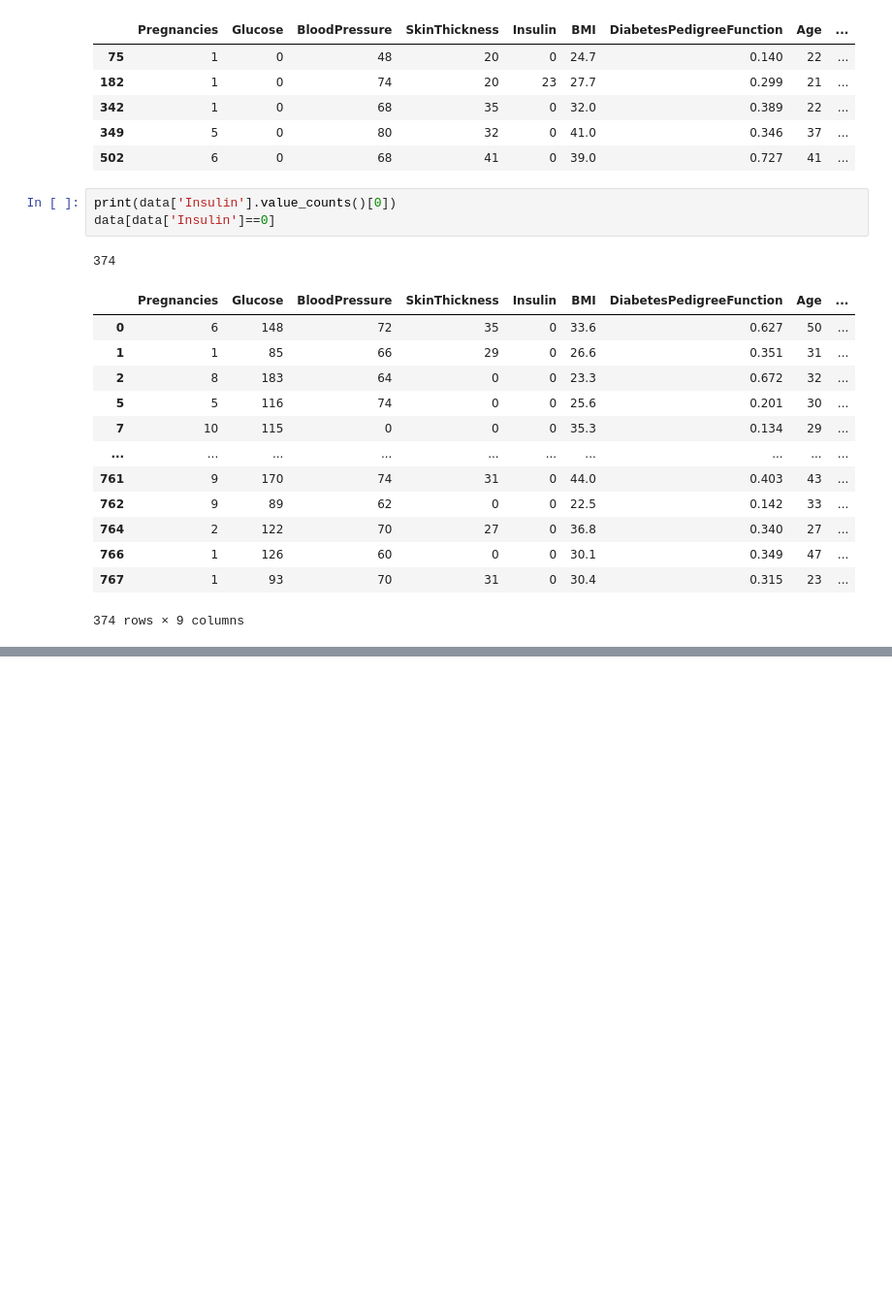
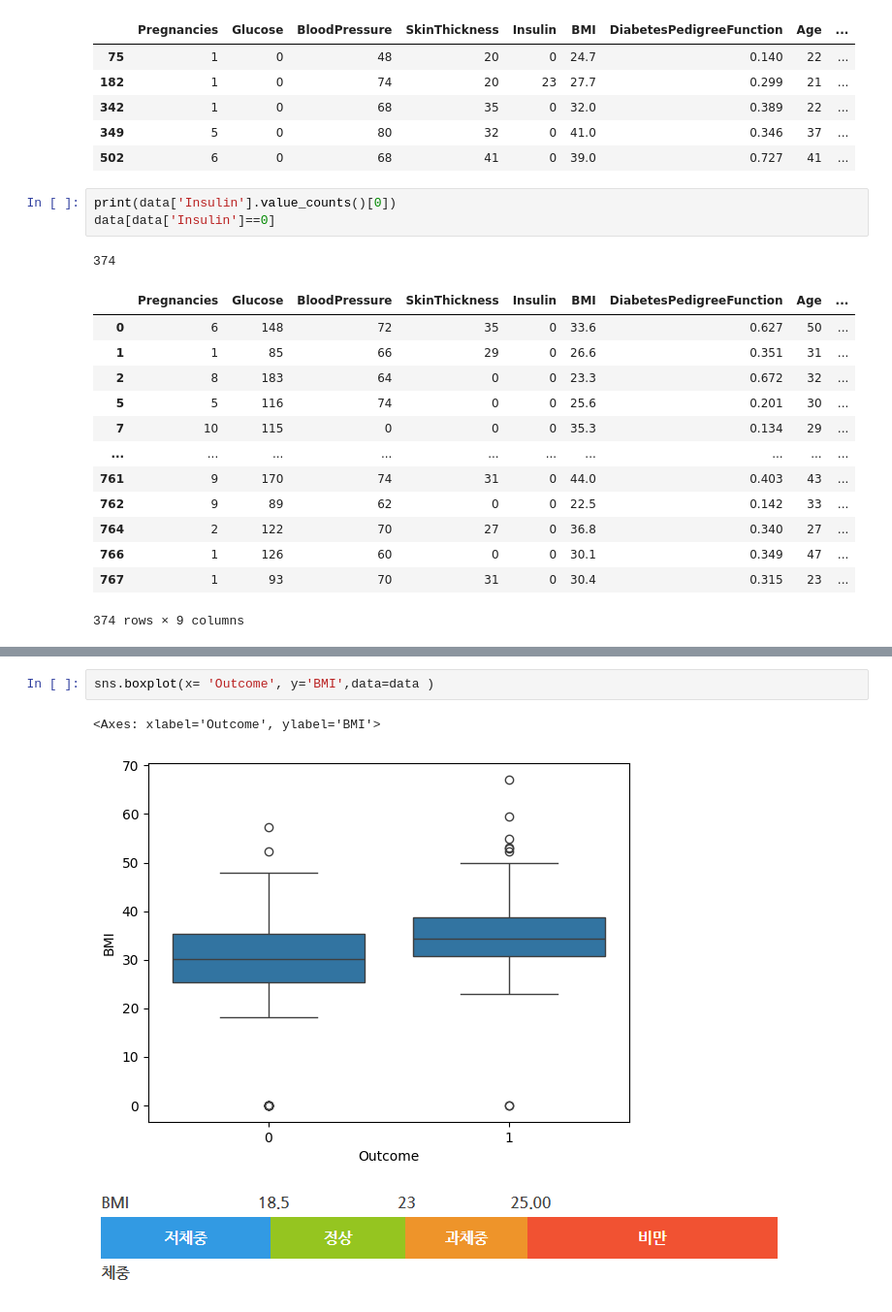
Before and after one commit to zefo38/diabetes_predict, a Jupyter notebook: Diabetes_Predict.ipynb, the cells around one changed output, grey strips where cells are left out. Shown at 97% size. Cells and saved outputs as stored; diff of their text form; blank space fills up the shorter version.

```diff
--- a/Diabetes_Predict.ipynb
+++ b/Diabetes_Predict.ipynb
@@ -116,0 +135,7 @@ data[data['Insulin']==0]
+# %%
+sns.boxplot(x= 'Outcome', y='BMI',data=data )
+# %% [output]
+<Axes: xlabel='Outcome', ylabel='BMI'>
+[figure, added]
+# %% [markdown]
+![image.png](embedded-picture-1)
```
Also changed, not shown: parts of 6 cells of this notebook.
